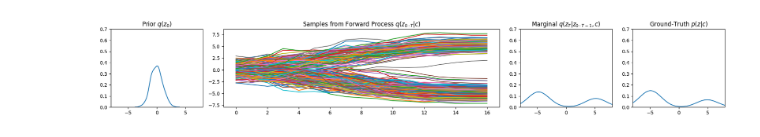
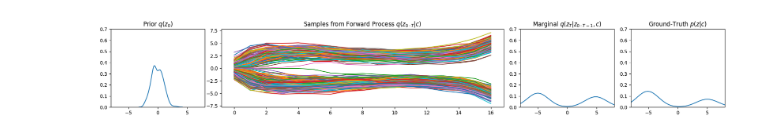
Before and after one commit to ChickNCurry/dvi-for-bml, a Jupyter notebook: contextual-dvi/exp_1d.ipynb, the cells around one changed output. Drawn from its saved outputs; the diff is of its cells as text; code cells hidden in the pictures.

Commit message:
extractx encoder, get cmcd running

```diff
--- a/contextual-dvi/exp_1d.ipynb
+++ b/contextual-dvi/exp_1d.ipynb
@@ -34,10 +35,10 @@ config = Config()
 dataset = ContextTestDataset(size=config.size, c_dim=config.c_dim, sampling_factor=0)
 dataloader = DataLoader(dataset=dataset, batch_size=config.batch_size, shuffle=True)
 # %%
-set_encoder = TestEncoder(
+encoder = TestEncoder(
     c_dim=config.c_dim,
     h_dim=config.h_dim
-)
+).to(device)
 
 control_function = ControlFunction(
     h_dim=config.h_dim,
@@ -45,10 +46,9 @@ control_function = ControlFunction(
     num_layers=config.num_layers,
     non_linearity=config.non_linearity,
     num_steps=config.num_steps,
-    set_encoder=set_encoder
-)
+).to(device)
 
-dvi_process = DIS(
+dvi_process = CMCD(
     device=device,
     z_dim=config.z_dim,
     num_steps=config.num_steps,
@@ -66,11 +67,16 @@ optimizer = torch.optim.Adam(params=dvi_process.parameters(), lr=config.learning
 # %%
+dvi_process.train()
+encoder.train()
+
 losses = train(
     dvi_process=dvi_process,
+    encoder=encoder,
     device=device,
     num_epochs=num_epochs,
     dataloader=dataloader,
     target_constructor=target_constructor,
     optimizer=optimizer,
+    scheduler=None,
     wandb_logging=wandb_logging
 )
 # %%
@@ -81,41 +87,42 @@ p_z_T = target_constructor(context)
 z_target_samples = p_z_T.sample()
 
 dvi_process.eval()
+encoder.eval()
+# with torch.no_grad():
 
-# with torch.no_grad():
-_, z_samples = dvi_process.run_chain(p_z_T, context.to(device))
+_, z_samples = dvi_process.run_chain(p_z_T, encoder(context.to(device)))
 z_0_samples = z_samples[0].detach().cpu().numpy()
 z_T_samples = z_samples[-1].detach().cpu().numpy()
-z_trajectories = [[z[i, :].detach().cpu().numpy() for z in z_samples] for i in range(num_samples)]
+z_trajectories = [[z[i, 0].detach().cpu().numpy() for z in z_samples] for i in range(num_samples)]
 
 fig, ax = plt.subplots(1, 4, figsize=(18, 3), gridspec_kw={'width_ratios': [1, 3, 1, 1]})
 
 sns.kdeplot(z_0_samples, ax=ax[0])
 ax[0].set_title("Prior $q(z_0)$")
 ax[0].set_ylabel(None)
 ax[0].set_xlim(-8, 8)
 ax[0].set_ylim(0, 0.7)
 ax[0].get_legend().remove()
 
 for i in range(num_samples):
     ax[1].plot(z_trajectories[i])
 ax[1].set_title("Samples from Forward Process $q(z_{0:T}|c)$")
 
 sns.kdeplot(z_T_samples, ax=ax[2])
 ax[2].set_title("Marginal $q(z_T|z_{0:T-1},c)$")
 ax[2].set_ylabel(None)
 ax[2].set_xlim(-8, 8)
 ax[2].set_ylim(0, 0.7)
 ax[2].get_legend().remove()
 
 sns.kdeplot(z_target_samples, ax=ax[3])
 ax[3].set_title("Ground-Truth $p(z|c)$")
 ax[3].set_ylabel(None)
 ax[3].set_xlim(-8, 8)
 ax[3].set_ylim(0, 0.7)
 ax[3].get_legend().remove()
 
 plt.tight_layout()
 plt.show()
 # %% [output]
-[figure, old version]
+[figure, new version]
```
Also changed, not shown: parts of 2 cells of this notebook, 9 other files.
